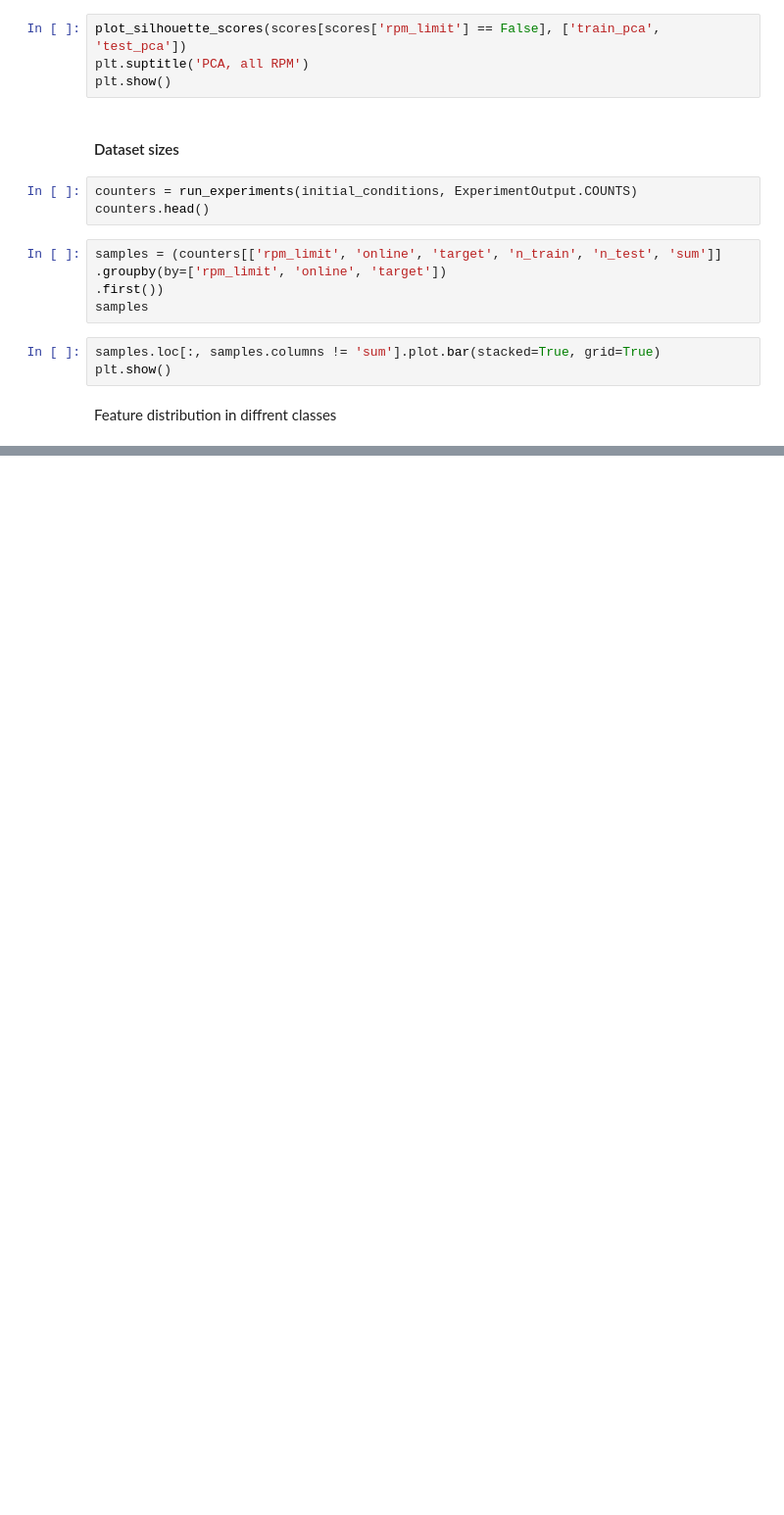
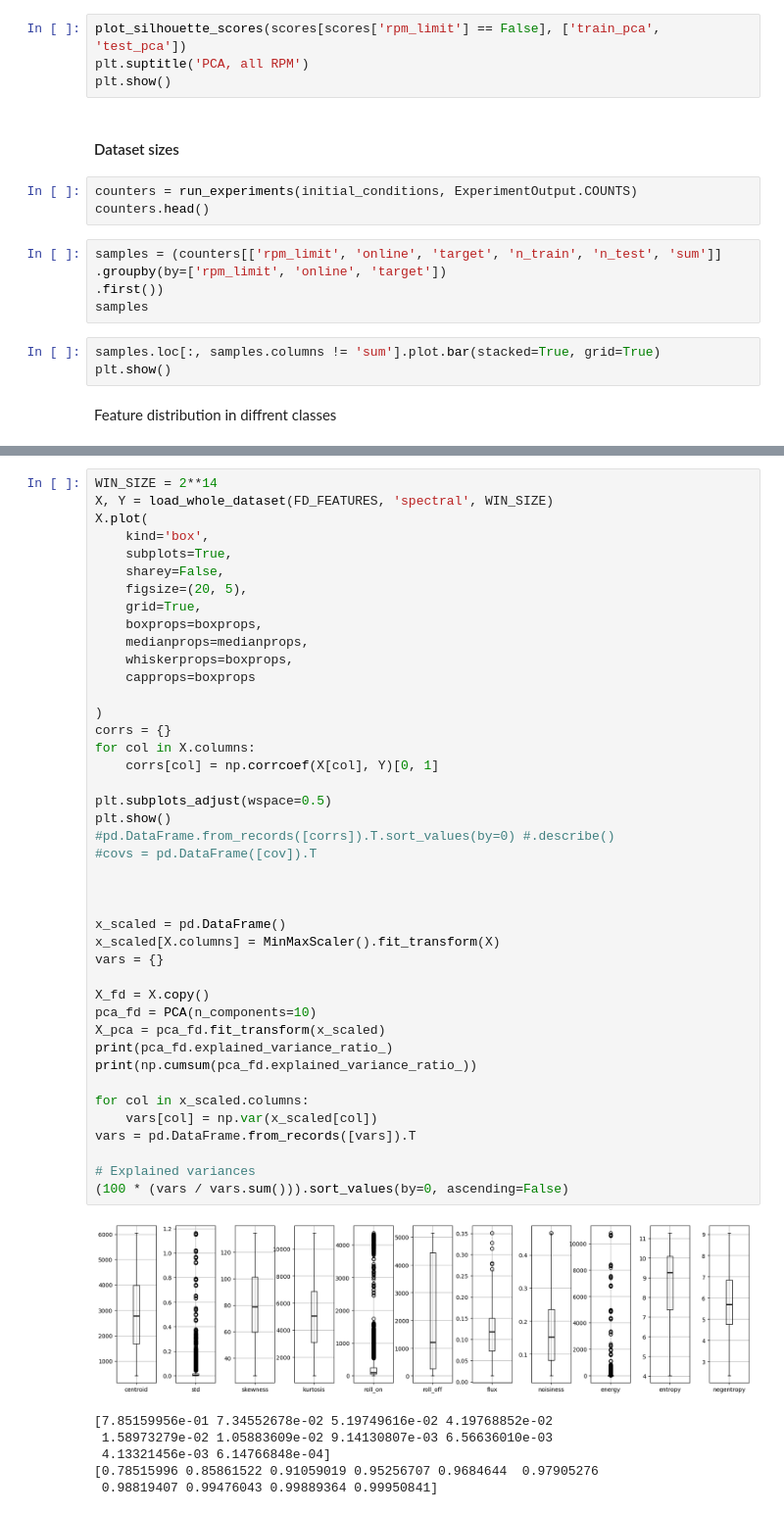
Before and after one commit to etakerim/masters-thesis, a Jupyter notebook: notebooks/FeatureSelection/FeatureSummary.ipynb, the cells around one changed output, grey strips where cells are left out. Shown: that part at 98% size. Drawn from its saved outputs; the diff is of its cells as text; blank space fills up the shorter version.

```diff
--- a/notebooks/FeatureSelection/FeatureSummary.ipynb
+++ b/notebooks/FeatureSelection/FeatureSummary.ipynb
@@ -768,0 +860,49 @@ boxplot_features(batch_initial_conditions)
+# %%
+WIN_SIZE = 2**14
+X, Y = load_whole_dataset(FD_FEATURES, 'spectral', WIN_SIZE)
+X.plot(
+    kind='box',
+    subplots=True,
+    sharey=False,
+    figsize=(20, 5),
+    grid=True,
+    boxprops=boxprops,
+    medianprops=medianprops,
+    whiskerprops=boxprops,
+    capprops=boxprops
+
+)
+corrs = {}
+for col in X.columns:
+    corrs[col] = np.corrcoef(X[col], Y)[0, 1]
+
+plt.subplots_adjust(wspace=0.5)
+plt.show()
+#pd.DataFrame.from_records([corrs]).T.sort_values(by=0) #.describe()
+#covs = pd.DataFrame([cov]).T
+
+
+
+x_scaled = pd.DataFrame()
+x_scaled[X.columns] = MinMaxScaler().fit_transform(X)
+vars = {}
+
+X_fd = X.copy()
+pca_fd = PCA(n_components=10)
+X_pca = pca_fd.fit_transform(x_scaled)
+print(pca_fd.explained_variance_ratio_)
+print(np.cumsum(pca_fd.explained_variance_ratio_))
+
+for col in x_scaled.columns:
+    vars[col] = np.var(x_scaled[col])
+vars = pd.DataFrame.from_records([vars]).T
+
+# Explained variances
+(100 * (vars / vars.sum())).sort_values(by=0, ascending=False)
+# %% [output]
+[figure, added]
+[7.85159956e-01 7.34552678e-02 5.19749616e-02 4.19768852e-02
+ 1.58973279e-02 1.05883609e-02 9.14130807e-03 6.56636010e-03
+ 4.13321456e-03 6.14766848e-04]
+[0.78515996 0.85861522 0.91059019 0.95256707 0.9684644  0.97905276
+ 0.98819407 0.99476043 0.99889364 0.99950841]
```
Also changed, not shown: parts of 13 cells of this notebook, 13 other files.
